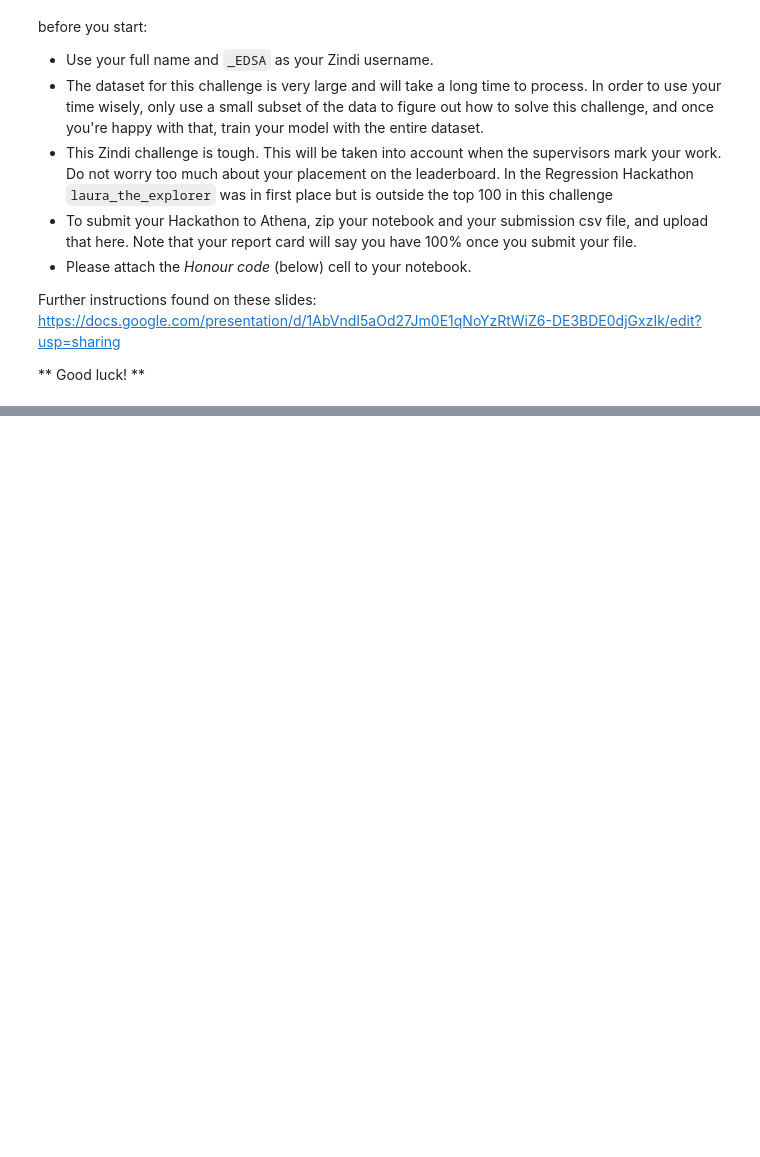
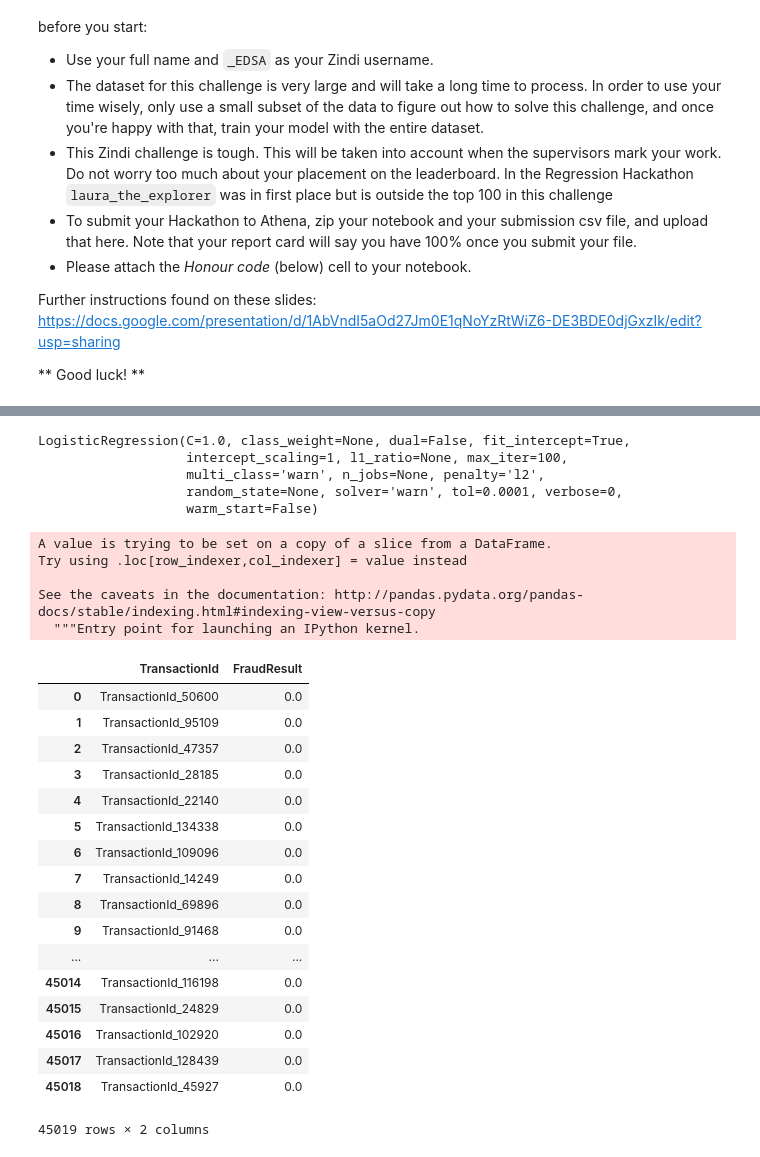
Before and after one commit to Sinesipo/hackathon, a Jupyter notebook: Classification_Hackathon_1074.ipynb, the cells around one changed output, grey strips where cells are left out. Cells and saved outputs as stored; diff of their text form; code cells hidden in the pictures; blank space fills up the shorter version.

```diff
--- a/Classification_Hackathon_1074.ipynb
+++ b/Classification_Hackathon_1074.ipynb
@@ -20,0 +431,41 @@ Non-compliance with the honour code constitutes a material breach of contract.
+# %%
+lm.fit(X_train, y_train)
+# %% [output]
+LogisticRegression(C=1.0, class_weight=None, dual=False, fit_intercept=True,
+                   intercept_scaling=1, l1_ratio=None, max_iter=100,
+                   multi_class='warn', n_jobs=None, penalty='l2',
+                   random_state=None, solver='warn', tol=0.0001, verbose=0,
+                   warm_start=False)
+# %%
+y_pred = lm.predict(test_df)
+# %%
+submition = test[['TransactionId']]
+# %%
+submition['FraudResult'] = y_pred
+# %% [output]
+A value is trying to be set on a copy of a slice from a DataFrame.
+Try using .loc[row_indexer,col_indexer] = value instead
+
+See the caveats in the documentation: http://pandas.pydata.org/pandas-docs/stable/indexing.html#indexing-view-versus-copy
+  """Entry point for launching an IPython kernel.
+# %%
+submition
+# %% [output]
+|  | TransactionId | FraudResult |
+| 0 | TransactionId_50600 | 0.0 |
+| 1 | TransactionId_95109 | 0.0 |
+| 2 | TransactionId_47357 | 0.0 |
+| 3 | TransactionId_28185 | 0.0 |
+| 4 | TransactionId_22140 | 0.0 |
+| 5 | TransactionId_134338 | 0.0 |
+| 6 | TransactionId_109096 | 0.0 |
+| 7 | TransactionId_14249 | 0.0 |
+| 8 | TransactionId_69896 | 0.0 |
+| 9 | TransactionId_91468 | 0.0 |
+| ... | ... | ... |
+| 45014 | TransactionId_116198 | 0.0 |
+| 45015 | TransactionId_24829 | 0.0 |
+| 45016 | TransactionId_102920 | 0.0 |
+| 45017 | TransactionId_128439 | 0.0 |
+| 45018 | TransactionId_45927 | 0.0 |
+45019 rows × 2 columns
```
Also changed, not shown: parts of 83 cells of this notebook.
